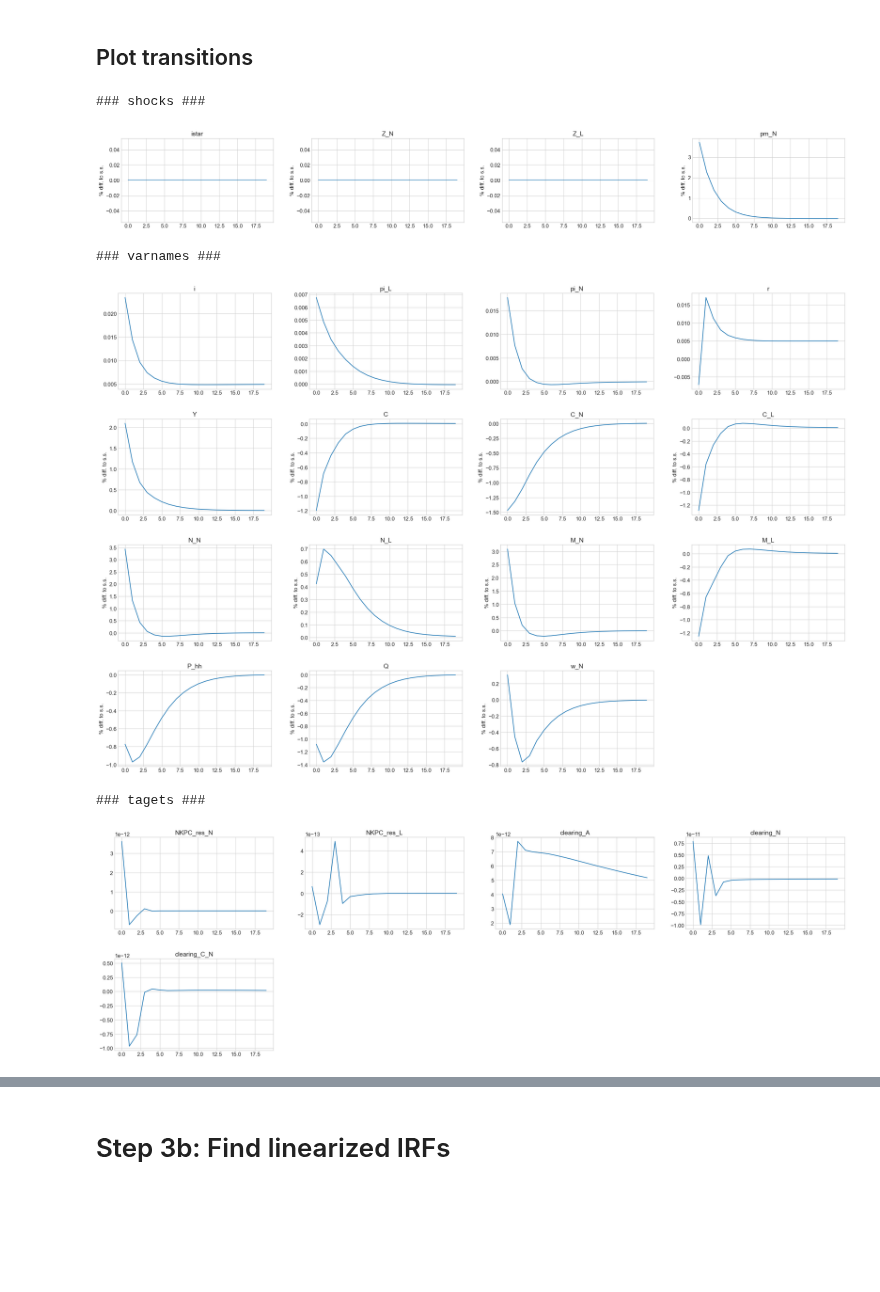
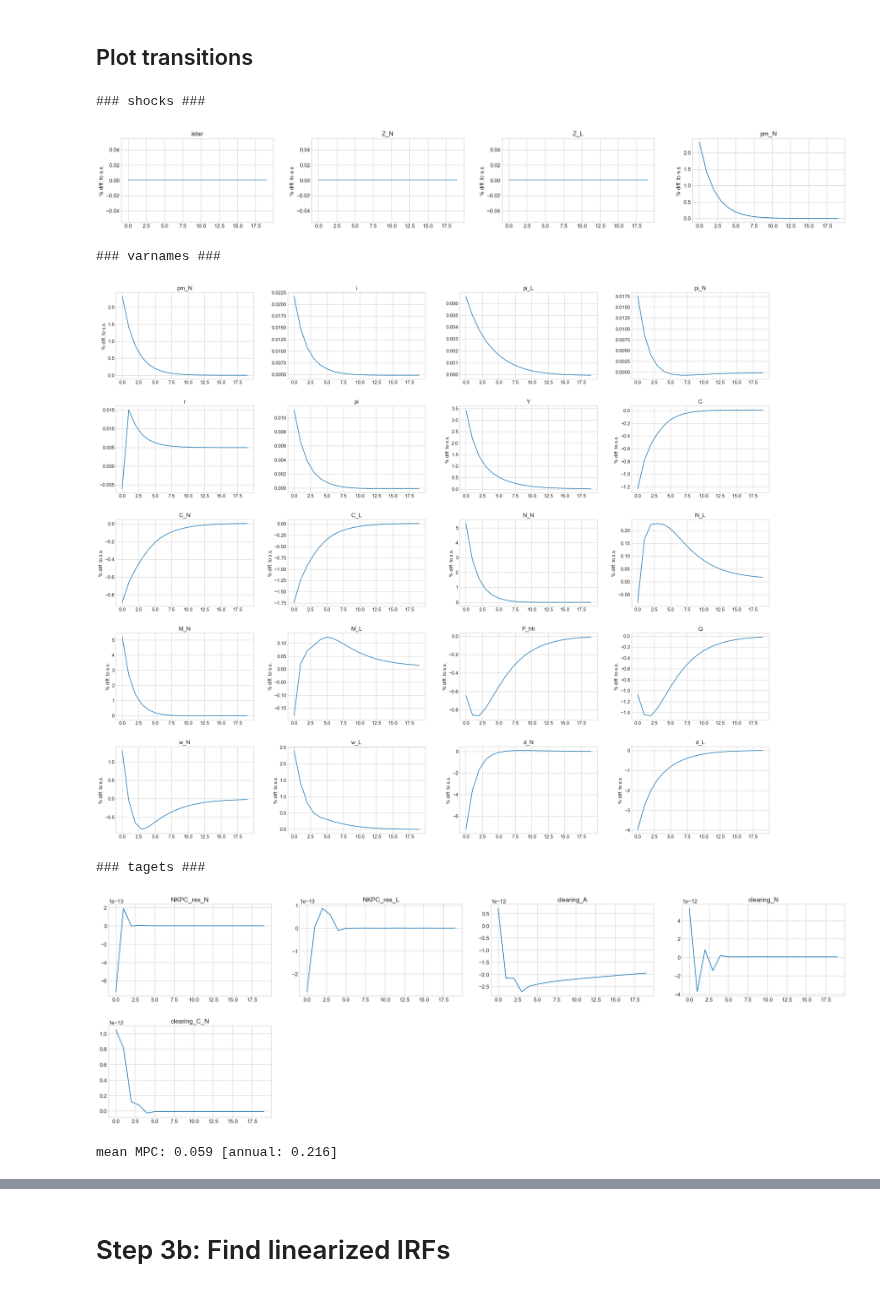
Before and after one commit to signehm0812/hank-speciale, a Jupyter notebook: two_sectors_subsistence/two_sector/HANK.ipynb, the cells around one changed output, grey strips where cells are left out. Saved outputs shown, nothing was run; the diff lists cells and outputs as text; code cells hidden in the pictures; blank space fills up the shorter version.

Commit message:
More graphs and MPC calculated

```diff
--- a/two_sectors_subsistence/two_sector/HANK.ipynb
+++ b/two_sectors_subsistence/two_sector/HANK.ipynb
@@ -209,13 +199,23 @@ transition path found in 15.6 secs
 # %% [markdown]
 ## Plot transitions
 # %%
-paths = ['i','pi_L','pi_N','r','Y','C','C_N','C_L','N_N','N_L','M_N','M_L','P_hh','Q','w_N']
-lvl_value = ['i','pi_L','pi_N','r']
+paths = ['pm_N','i','pi_L','pi_N','r','pi','Y','C','C_N','C_L','N_N','N_L','M_N','M_L','P_hh','Q','w_N','w_L','d_N','d_L']
+lvl_value = ['i','pi_L','pi_N','r','pi']
 model.show_IRFs(paths,lvl_value=lvl_value,T_max=20,ncols=4)
 # %% [output]
 ### shocks ###
-[figure, old version]
+[figure, new version]
 ### varnames ###
-[figure, old version]
+[figure, new version]
 ### tagets ###
-[figure, old version]
+[figure, new version]
+# %%
+MPC = np.zeros(ss.D.shape)
+m_diff = (1+ss.r)*par.a_grid[np.newaxis,np.newaxis,1:]-(1+model.ss.r)*par.a_grid[np.newaxis,np.newaxis,:-1]
+MPC[:,:,:-1] = (ss.c[:,:,1:]-ss.c[:,:,:-1])/m_diff
+MPC[:,:,-1] = MPC[:,:,-1] # assuming constant MPC at end
+mean_MPC = np.sum(MPC*ss.D)
+mean_MPC_ann = 1-(1-mean_MPC)**4
+print(f'mean MPC: {mean_MPC:.3f} [annual: {mean_MPC_ann:.3f}]')
+# %% [output]
+mean MPC: 0.059 [annual: 0.216]
```
Also changed, not shown: parts of 18 cells of this notebook, 3 other files.
